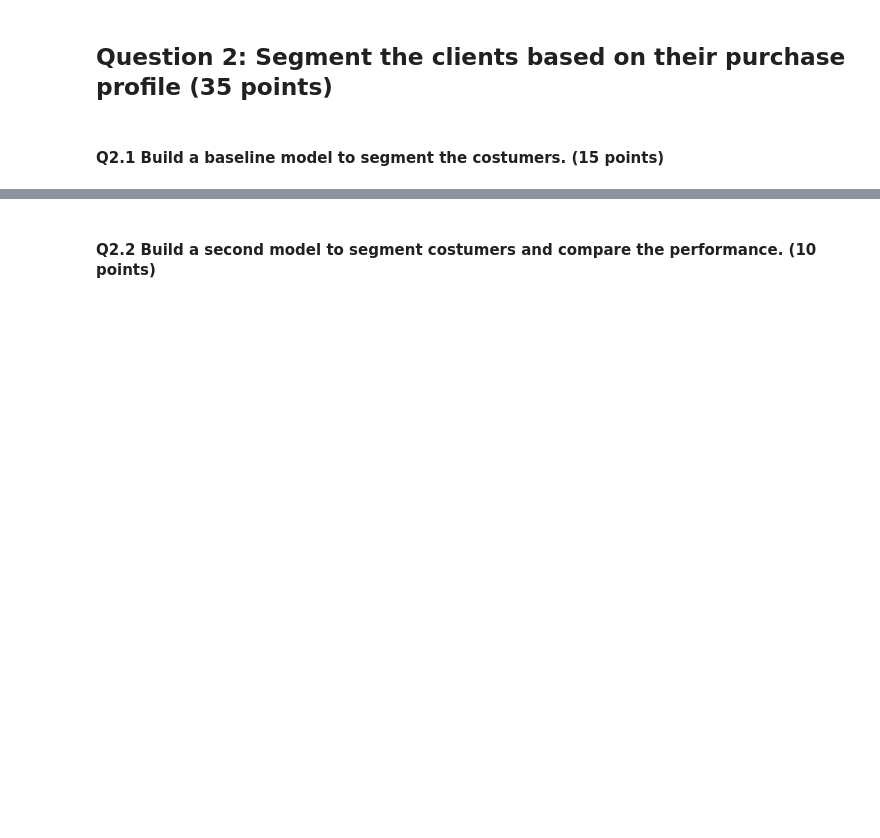
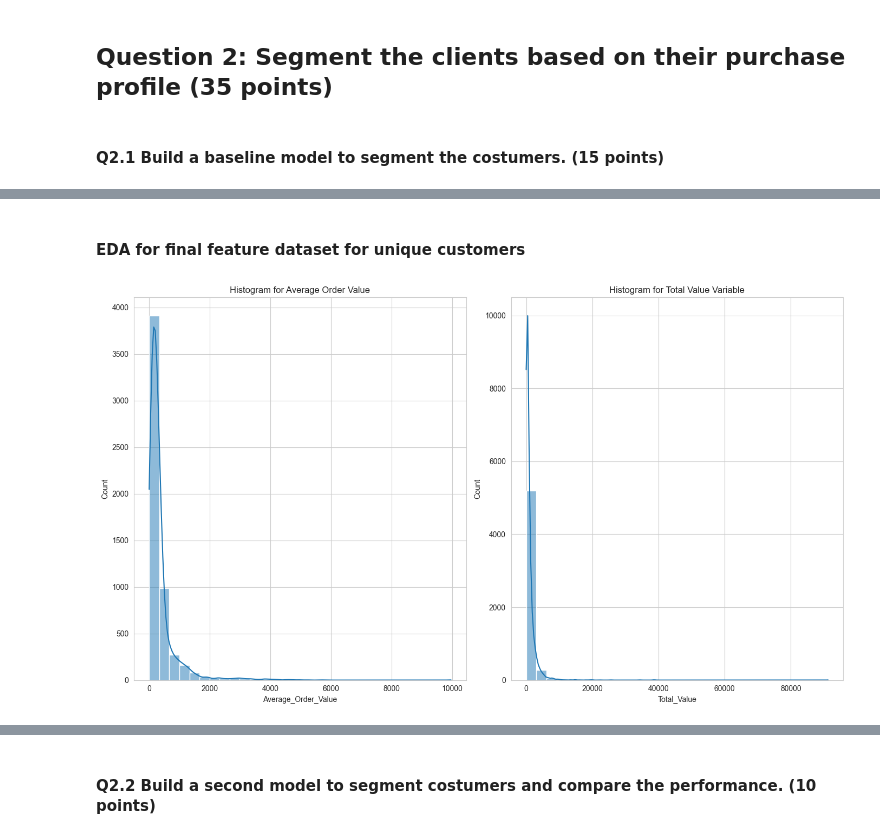
Before and after one commit to xxashwoodxx/Retail, a Jupyter notebook: Assignment 2 FarTrend.ipynb, the cells around one changed output, grey strips where cells are left out. Saved outputs shown, nothing was run; the diff lists cells and outputs as text; code cells hidden in the pictures; blank space fills up the shorter version.

```diff
--- a/Assignment 2 FarTrend.ipynb
+++ b/Assignment 2 FarTrend.ipynb
@@ -644,0 +845,17 @@ Handling outliers, especially for machine learning models and within a business
+# %%
+# Merge all the features into a single DataFrame
+features_df = customer_orders.join(customer_agg).join(average_days_between)
+# %%
+# Calculate the maximum average days between orders for customers with more than one order
+#max_avg_days = retail_features.groupby('CustomerID')['InvoiceDate'].apply(lambda x: x.diff().mean()).max()
+
+# Define a high value (slightly above the maximum average)
+high_value = max_avg_days.days + 1  # Add 1 day to the maximum
+
+features_df['Average_Days_Between_Orders'] = features_df['Average_Days_Between_Orders'].fillna(high_value)
+
+# Convert the 'DaysBetweenOrders' to a numerical value (e.g., number of days)
+#features_df['AvgDaysBetweenOrders'] = features_df['Average_Days_Between_Orders'].dt.total_seconds() / (24 * 3600)
+# %%
+features_df["RepeatCustomer"] = features_df['Number_of_Orders'].apply(lambda x: 0 if x ==1 else 1)
+features_df
@@ -644,0 +877,3 @@ Handling outliers, especially for machine learning models and within a business
+# %%
+features_final = features_df.copy()
+features_final
@@ -644,0 +895,17 @@ Handling outliers, especially for machine learning models and within a business
+# %% [markdown]
+#### EDA for final feature dataset for unique customers
+# %%
+# plotting the distribution for unit price and quantity variables
+
+fig, axes = plt.subplots(1, 2, figsize=(14, 8))
+
+sns.histplot(features_final['Average_Order_Value'], kde=True, bins=30, ax=axes[0])
+axes[0].set_title("Histogram for Average Order Value")
+
+sns.histplot(features_final['Total_Value'], kde=True, bins=30, ax=axes[1])
+axes[1].set_title("Histogram for Total Value Variable")
+
+plt.tight_layout()
+plt.show()
+# %% [output]
+[figure, added]
```
Also changed, not shown: parts of 52 cells of this notebook.
